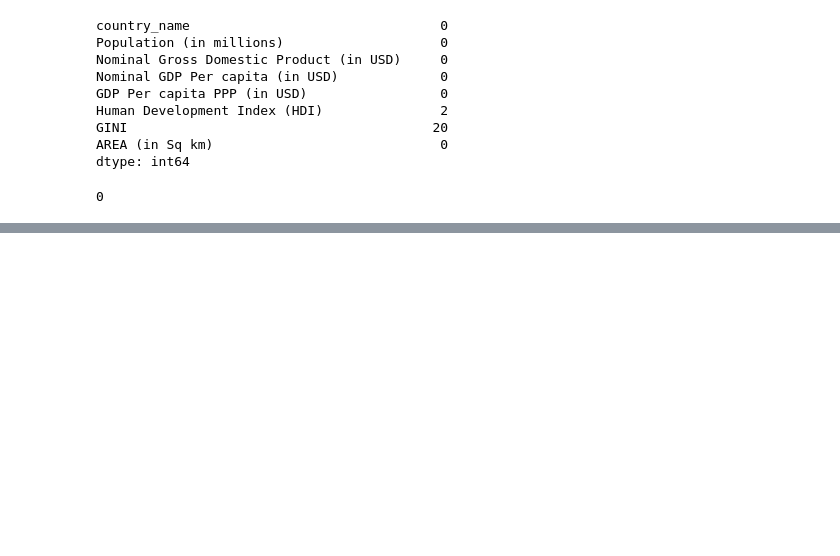
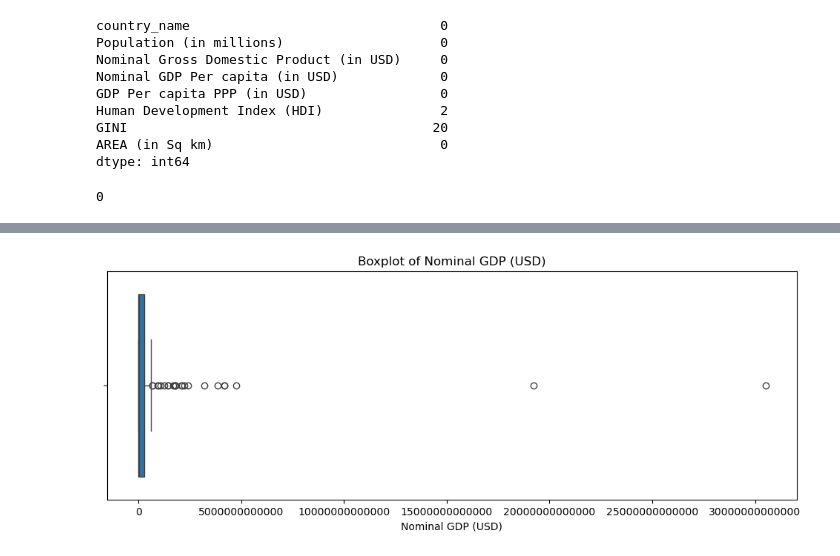
Before and after one commit to kxrrym03/UN-Countries-Metrics-Analysis, a Jupyter notebook: UN Countries Metrics.ipynb, the cells around one changed output, grey strips where cells are left out. Saved outputs shown, nothing was run; the diff lists cells and outputs as text; code cells hidden in the pictures; blank space fills up the shorter version.

```diff
--- a/UN Countries Metrics.ipynb
+++ b/UN Countries Metrics.ipynb
@@ -78,0 +116,9 @@ df.duplicated().sum()
+# %%
+plt.figure(figsize=(12,4))
+sns.boxplot(x=df['Nominal_GDP_Numeric'])
+plt.title("Boxplot of Nominal GDP (USD)")
+plt.xlabel("Nominal GDP (USD)")
+plt.ticklabel_format(style='plain', axis='x')
+plt.show()
+# %% [output]
+[figure, added]
```
Also changed, not shown: parts of 3 cells of this notebook.
